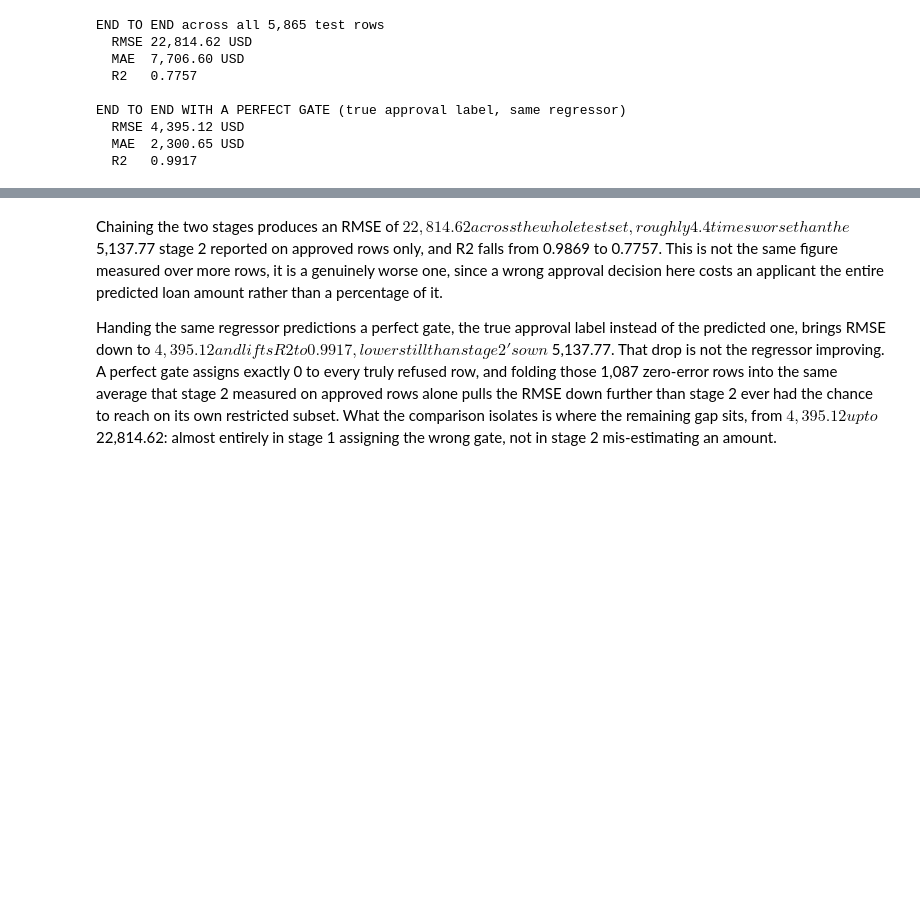
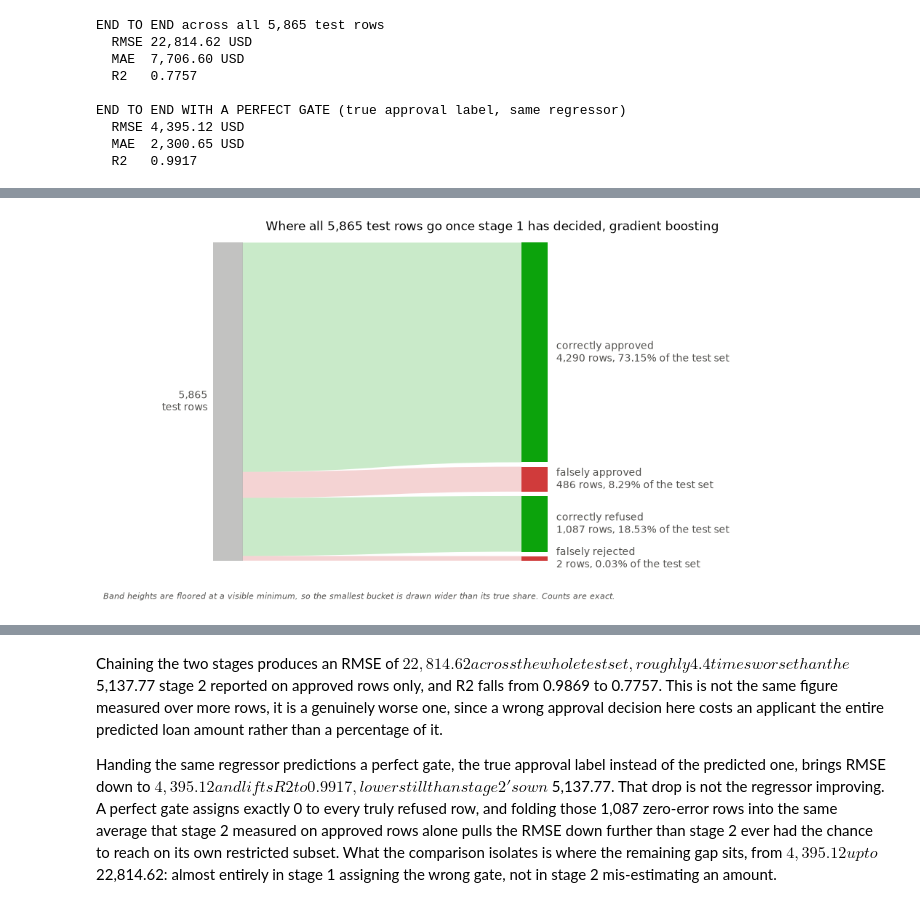
Before and after one commit to kushalkrishnappa/fai-final-project-2026, a Jupyter notebook: src/LoanSanctionAmountEstimation.ipynb, the cells around one changed output, grey strips where cells are left out. Cells and saved outputs as stored; diff of their text form; code cells hidden in the pictures; blank space fills up the shorter version.

```diff
--- a/src/LoanSanctionAmountEstimation.ipynb
+++ b/src/LoanSanctionAmountEstimation.ipynb
@@ -1986,3 +2052,87 @@ END TO END WITH A PERFECT GATE (true approval label, same regressor)
   RMSE 4,395.12 USD
   MAE  2,300.65 USD
   R2   0.9917
+# %%
+from matplotlib.patches import PathPatch
+from matplotlib.path import Path as MplPath
+
+# Status colours, not series colours. Green means the gate was right, red means
+# it was wrong. Every band is also labelled in words, so the meaning never rests
+# on colour alone.
+GATE_RIGHT, GATE_WRONG = "#0ca30c", "#d03b3b"
+
+flow = [
+    ("correctly approved", int(((y_test_cls == 1) & (gate == 1)).sum()), GATE_RIGHT),
+    ("falsely approved", int(((y_test_cls == 0) & (gate == 1)).sum()), GATE_WRONG),
+    ("correctly refused", int(((y_test_cls == 0) & (gate == 0)).sum()), GATE_RIGHT),
+    ("falsely rejected", int(((y_test_cls == 1) & (gate == 0)).sum()), GATE_WRONG),
+]
+gate_total = sum(count for _, count, _ in flow)
+for label, count, _ in flow:
+    print(f"{label:20s} {count:5,d}  ({count / gate_total:6.2%} of the test set)")
+print(f"{'total':20s} {gate_total:5,d}")
+
+# falsely rejected is 2 rows in 5,865. Drawn to true scale that band is a third
+# of a pixel and simply vanishes, so every band is floored at a visible minimum.
+# The floor distorts the picture, which is why the figure says so in a footnote
+# and every band carries its exact count.
+MIN_FRAC = 0.015
+raw_frac = np.array([count for _, count, _ in flow], dtype=float) / gate_total
+floored = np.maximum(raw_frac, MIN_FRAC)
+heights = floored / floored.sum()
+floor_applied = bool((raw_frac < MIN_FRAC).any())
+
+GAP = 0.014
+span = 1.0 - GAP * (len(flow) - 1)
+right_h = heights * span
+right_top = np.concatenate([[0.0], np.cumsum(right_h[:-1] + GAP)])
+left_top = np.concatenate([[0.0], np.cumsum(heights[:-1])])
+
+X_SRC, X_RIB0, X_RIB1, X_DEST = 0.02, 0.06, 0.44, 0.475
+
+
+def ribbon(ax, y0_left, y1_left, y0_right, y1_right, color):
+    """One Bezier band from the source bar across to an outcome bucket."""
+    x_mid = (X_RIB0 + X_RIB1) / 2
+    verts = [
+        (X_RIB0, y0_left), (x_mid, y0_left), (x_mid, y0_right), (X_RIB1, y0_right),
+        (X_RIB1, y1_right), (x_mid, y1_right), (x_mid, y1_left), (X_RIB0, y1_left),
+        (X_RIB0, y0_left),
+    ]
+    codes = [
+        MplPath.MOVETO, MplPath.CURVE4, MplPath.CURVE4, MplPath.CURVE4,
+        MplPath.LINETO, MplPath.CURVE4, MplPath.CURVE4, MplPath.CURVE4,
+        MplPath.CLOSEPOLY,
+    ]
+    ax.add_patch(PathPatch(MplPath(verts, codes), facecolor=color, alpha=0.22, edgecolor="none"))
+
+
+fig, ax = plt.subplots(figsize=(11, 5.5))
+
+ax.add_patch(plt.Rectangle((X_SRC, 0.0), X_RIB0 - X_SRC, 1.0, facecolor=LABEL_INK, alpha=0.35))
+ax.text(X_SRC - 0.008, 0.5, f"{gate_total:,}\ntest rows", ha="right", va="center",
+        fontsize=10, color=LABEL_INK)
+
+for i, (label, count, color) in enumerate(flow):
+    ribbon(ax, left_top[i], left_top[i] + heights[i], right_top[i], right_top[i] + right_h[i], color)
+    ax.add_patch(plt.Rectangle((X_RIB1, right_top[i]), X_DEST - X_RIB1, right_h[i],
+                               facecolor=color, edgecolor="none"))
+    ax.text(X_DEST + 0.012, right_top[i] + right_h[i] / 2,
+            f"{label}\n{count:,} rows, {count / gate_total:.2%} of the test set",
+            ha="left", va="center", fontsize=10, color=LABEL_INK)
+
+ax.set_xlim(-0.13, 0.93)
+ax.set_ylim(1.06, -0.02)  # headroom so the last band's label is not clipped
+ax.axis("off")
+ax.set_title(f"Where all {gate_total:,} test rows go once stage 1 has decided, {best_name}")
+if floor_applied:
+    ax.text(-0.13, 1.12,
+            "Band heights are floored at a visible minimum, so the smallest bucket is drawn "
+            "wider than its true share. Counts are exact.",
+            fontsize=8, color=LABEL_INK, style="italic")
+
+plt.tight_layout()
+plt.savefig("../report/figures/gate_flow.png", dpi=150, bbox_inches="tight")
+plt.show()
+plt.close(fig)
+# %% [output]
@@ -1988,0 +2144 @@ END TO END WITH A PERFECT GATE (true approval label, same regressor)
+[figure, added]
```
Also changed, not shown: parts of 20 cells of this notebook, 8 other files.
